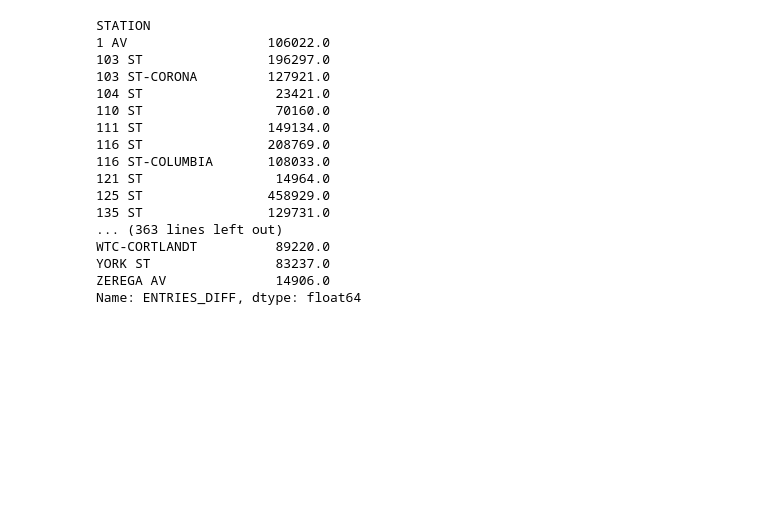
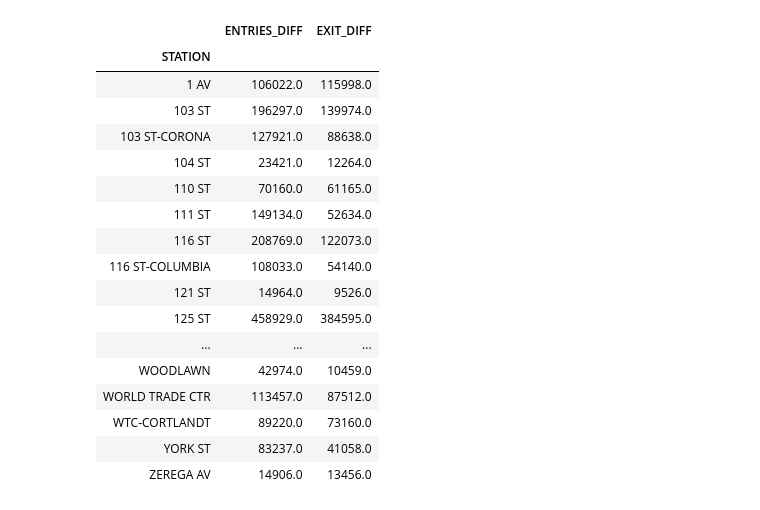
Before and after one commit to ry-werth/metis-project-1-mta-study, a Jupyter notebook: Ryan_Playground/Playground.ipynb, the cells around one changed output. Drawn from its saved outputs; the diff is of its cells as text; code cells hidden in the pictures; blank space fills up the shorter version.

```diff
--- a/Ryan_Playground/Playground.ipynb
+++ b/Ryan_Playground/Playground.ipynb
@@ -146,22 +147,23 @@ df[:1000]
 | 397 | A002 | R051 | 02-05-00 | 59 ST | NQR456W | BMT | 2019-10-22 | 04:00:00 | REGULAR | 175 | 0 | ... |
 | 398 | A002 | R051 | 02-05-00 | 59 ST | NQR456W | BMT | 2019-10-22 | 08:00:00 | REGULAR | 175 | 0 | ... |
 # %%
-df.groupby(["STATION"]).ENTRIES_DIFF.sum()
+df.groupby(["STATION"])[["ENTRIES_DIFF", "EXIT_DIFF"]].sum()
 # %% [output]
-STATION
-1 AV                  106022.0
-103 ST                196297.0
-103 ST-CORONA         127921.0
-104 ST                 23421.0
-110 ST                 70160.0
-111 ST                149134.0
-116 ST                208769.0
-116 ST-COLUMBIA       108033.0
-121 ST                 14964.0
-125 ST                458929.0
-135 ST                129731.0
-... (363 lines left out)
-WTC-CORTLANDT          89220.0
-YORK ST                83237.0
-ZEREGA AV              14906.0
-Name: ENTRIES_DIFF, dtype: float64
+|  | ENTRIES_DIFF | EXIT_DIFF |
+| STATION |  |  |
+| 1 AV | 106022.0 | 115998.0 |
+| 103 ST | 196297.0 | 139974.0 |
+| 103 ST-CORONA | 127921.0 | 88638.0 |
+| 104 ST | 23421.0 | 12264.0 |
+| 110 ST | 70160.0 | 61165.0 |
+| 111 ST | 149134.0 | 52634.0 |
+| 116 ST | 208769.0 | 122073.0 |
+| 116 ST-COLUMBIA | 108033.0 | 54140.0 |
+| 121 ST | 14964.0 | 9526.0 |
+| 125 ST | 458929.0 | 384595.0 |
+| ... | ... | ... |
+| WOODLAWN | 42974.0 | 10459.0 |
+| WORLD TRADE CTR | 113457.0 | 87512.0 |
+| WTC-CORTLANDT | 89220.0 | 73160.0 |
+| YORK ST | 83237.0 | 41058.0 |
+| ZEREGA AV | 14906.0 | 13456.0 |
```
Also changed, not shown: parts of 2 cells of this notebook.
